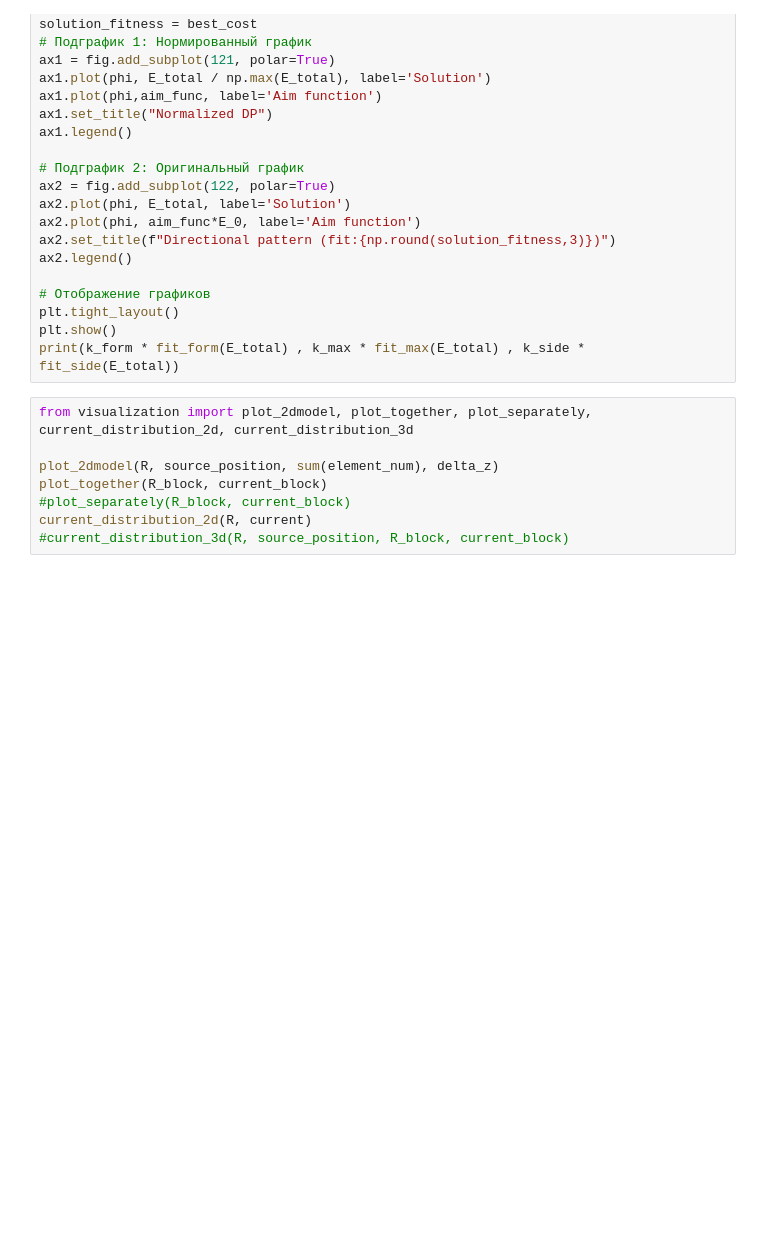
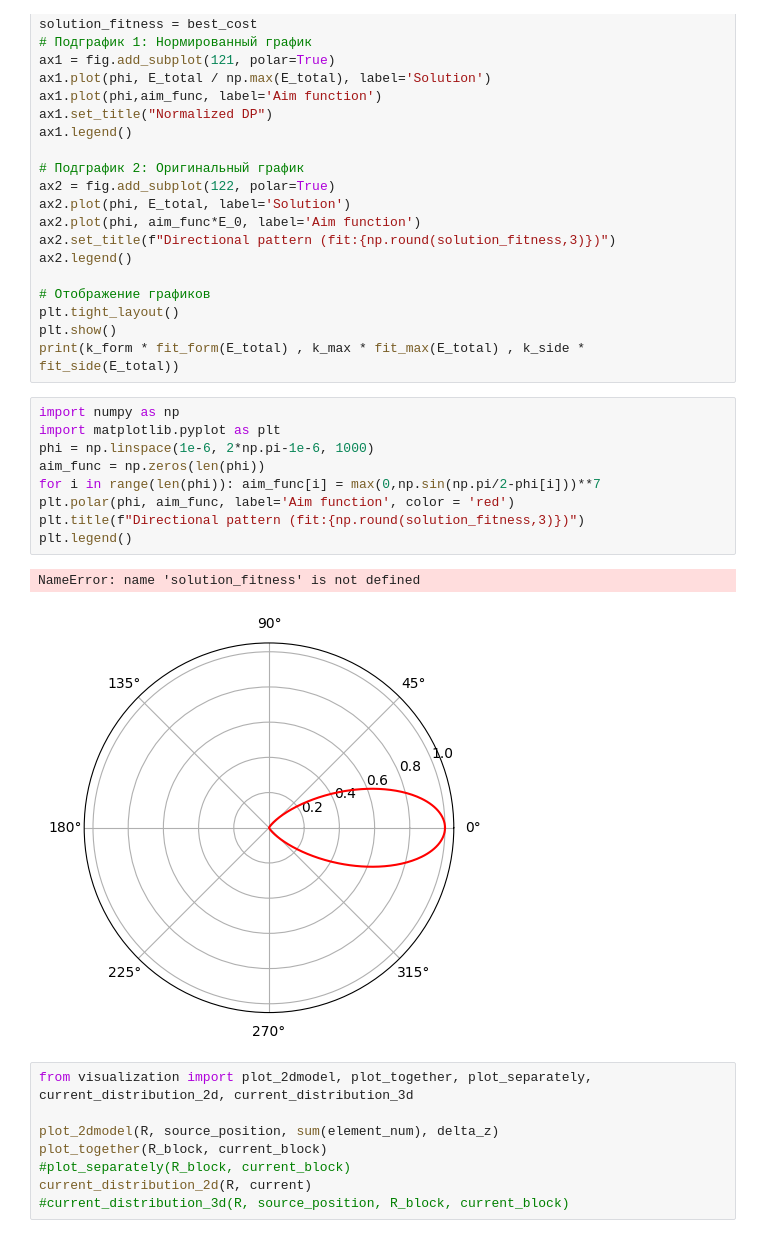
Before and after one commit to Sh4DowBurn/Method-of-Moments-for-antennas, a Jupyter notebook: Yagi-Uda_optimization/yagi_optimizator.ipynb, the cells around one changed output. Cells and saved outputs as stored; diff of their text form; blank space fills up the shorter version.

```diff
--- a/Yagi-Uda_optimization/yagi_optimizator.ipynb
+++ b/Yagi-Uda_optimization/yagi_optimizator.ipynb
@@ -135,6 +135,18 @@ ax2.legend()
 plt.tight_layout()
 plt.show()
 print(k_form * fit_form(E_total) , k_max * fit_max(E_total) , k_side * fit_side(E_total))
+# %%
+import numpy as np
+import matplotlib.pyplot as plt
+phi = np.linspace(1e-6, 2*np.pi-1e-6, 1000)
+aim_func = np.zeros(len(phi))
+for i in range(len(phi)): aim_func[i] = max(0,np.sin(np.pi/2-phi[i]))**7
+plt.polar(phi, aim_func, label='Aim function', color = 'red')
+plt.title(f"Directional pattern (fit:{np.round(solution_fitness,3)})")
+plt.legend()
+# %% [output]
+NameError: name 'solution_fitness' is not defined
+[figure, added]
 # %%
 from visualization import plot_2dmodel, plot_together, plot_separately, current_distribution_2d, current_distribution_3d
 
```
Also changed, not shown: 2 other files.
